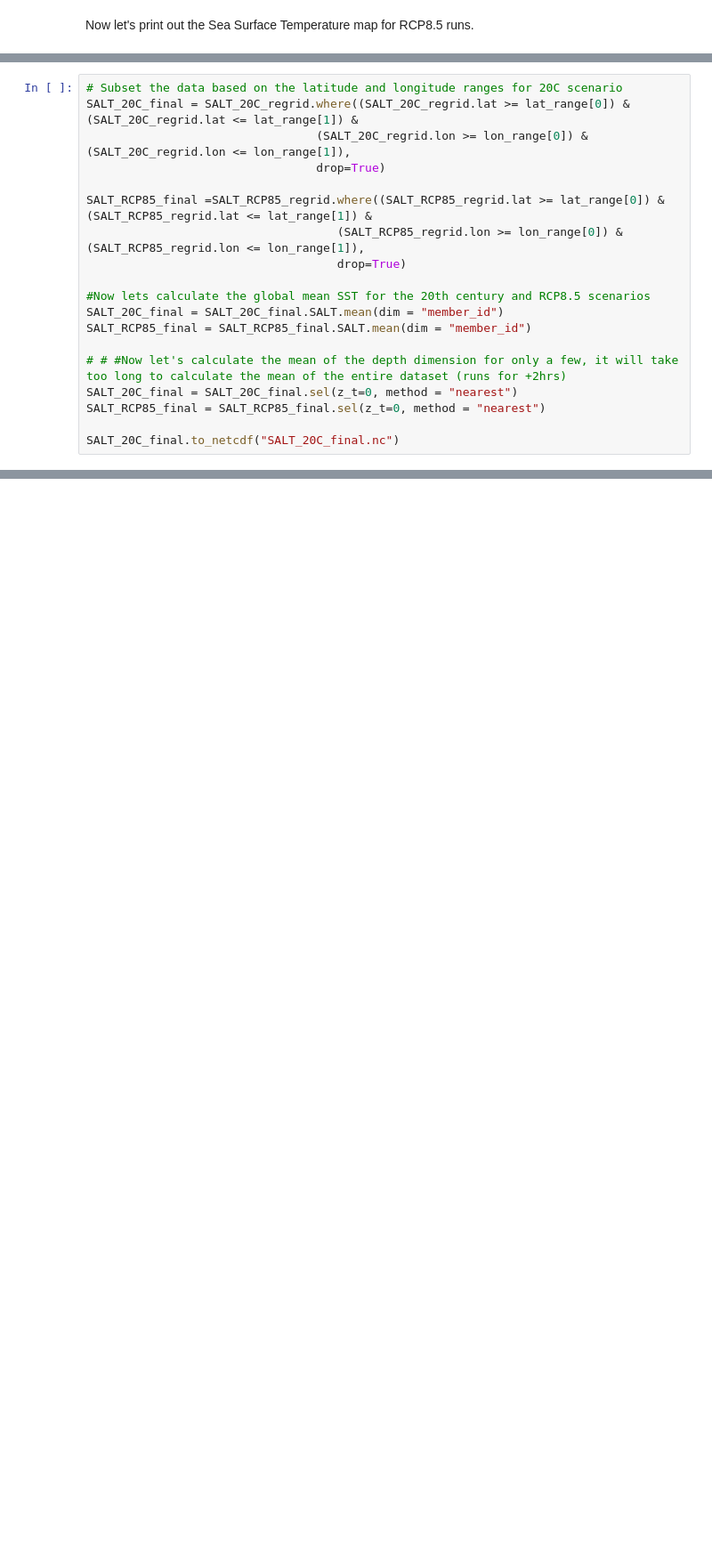
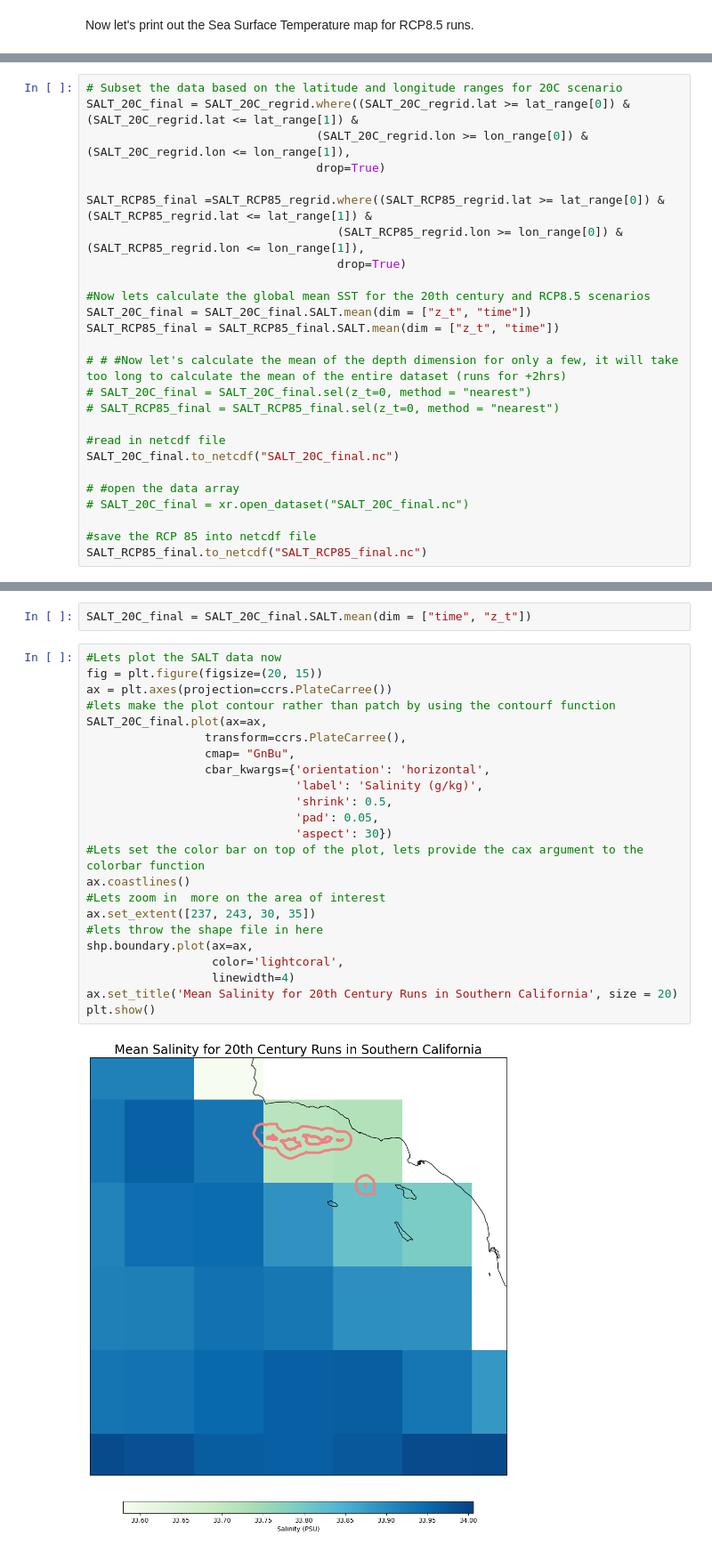
Before and after one commit to Channelislanders/toolkit, a Jupyter notebook: Mapping.ipynb, the cells around one changed output, grey strips where cells are left out. Shown at 89% size. Drawn from its saved outputs; the diff is of its cells as text; blank space fills up the shorter version.

```diff
--- a/Mapping.ipynb
+++ b/Mapping.ipynb
@@ -519,11 +491,18 @@ SALT_RCP85_final =SALT_RCP85_regrid.where((SALT_RCP85_regrid.lat >= lat_range[0]
                                     drop=True)
 
 #Now lets calculate the global mean SST for the 20th century and RCP8.5 scenarios
-SALT_20C_final = SALT_20C_final.SALT.mean(dim = "member_id")
-SALT_RCP85_final = SALT_RCP85_final.SALT.mean(dim = "member_id")
+SALT_20C_final = SALT_20C_final.SALT.mean(dim = ["z_t", "time"])
+SALT_RCP85_final = SALT_RCP85_final.SALT.mean(dim = ["z_t", "time"])
 
 # # #Now let's calculate the mean of the depth dimension for only a few, it will take too long to calculate the mean of the entire dataset (runs for +2hrs)
-SALT_20C_final = SALT_20C_final.sel(z_t=0, method = "nearest")
-SALT_RCP85_final = SALT_RCP85_final.sel(z_t=0, method = "nearest")
+# SALT_20C_final = SALT_20C_final.sel(z_t=0, method = "nearest")
+# SALT_RCP85_final = SALT_RCP85_final.sel(z_t=0, method = "nearest")
 
+#read in netcdf file
 SALT_20C_final.to_netcdf("SALT_20C_final.nc")
+
+# #open the data array
+# SALT_20C_final = xr.open_dataset("SALT_20C_final.nc")
+
+#save the RCP 85 into netcdf file
+SALT_RCP85_final.to_netcdf("SALT_RCP85_final.nc")
@@ -551,0 +509,27 @@ plt.show()
+# %%
+SALT_20C_final = SALT_20C_final.SALT.mean(dim = ["time", "z_t"])
+# %%
+#Lets plot the SALT data now
+fig = plt.figure(figsize=(20, 15))
+ax = plt.axes(projection=ccrs.PlateCarree())
+#lets make the plot contour rather than patch by using the contourf function
+SALT_20C_final.plot(ax=ax,
+                 transform=ccrs.PlateCarree(),
+                 cmap= "GnBu",
+                 cbar_kwargs={'orientation': 'horizontal',
+                              'label': 'Salinity (g/kg)',
+                              'shrink': 0.5,
+                              'pad': 0.05,
+                              'aspect': 30})
+#Lets set the color bar on top of the plot, lets provide the cax argument to the colorbar function
+ax.coastlines()
+#Lets zoom in  more on the area of interest
+ax.set_extent([237, 243, 30, 35])
+#lets throw the shape file in here
+shp.boundary.plot(ax=ax,
+                  color='lightcoral',
+                  linewidth=4)
+ax.set_title('Mean Salinity for 20th Century Runs in Southern California', size = 20)
+plt.show()
+# %% [output]
+[figure, added]
```
Also changed, not shown: parts of 8 cells of this notebook, 5 other files.
